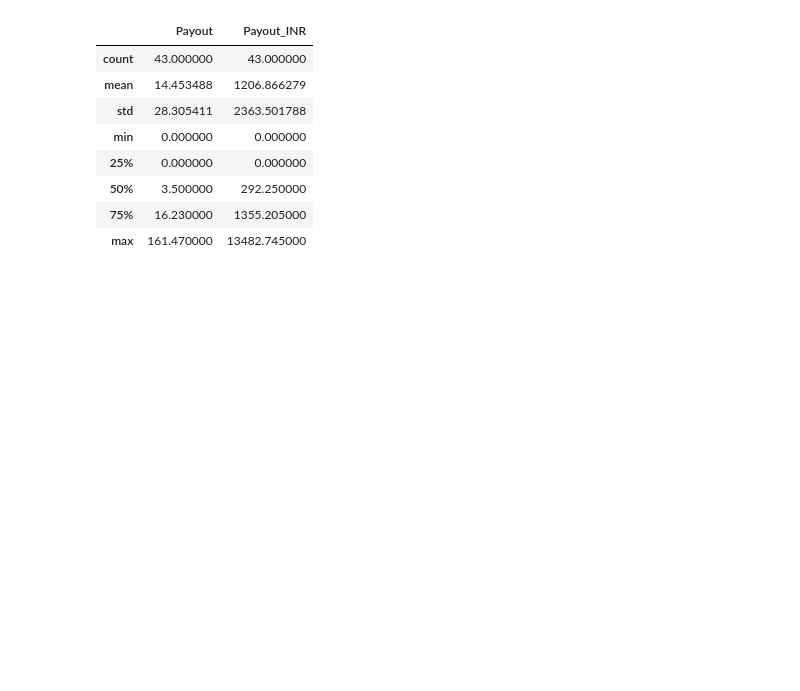
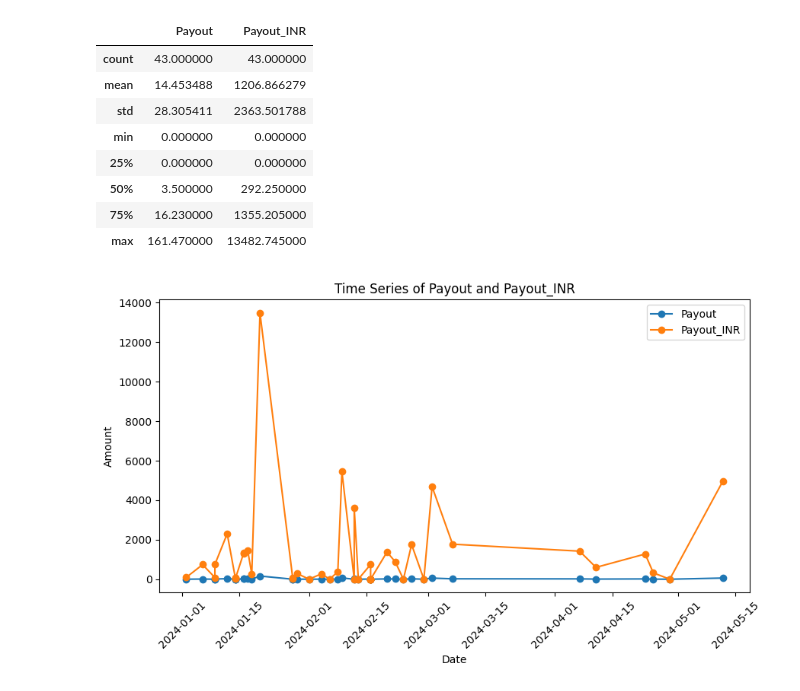
Before and after one commit to Maruf-Ahmad-khan/Data-Structure-And-Pandas-Leet-Code-solution-And-Regular-Expressions-in-Python, a Jupyter notebook: Data Structure with python/Pandas Joins.ipynb, the cells around one changed output. Drawn from its saved outputs; the diff is of its cells as text; code cells hidden in the pictures; blank space fills up the shorter version.

```diff
--- a/Data Structure with python/Pandas Joins.ipynb
+++ b/Data Structure with python/Pandas Joins.ipynb
@@ -280,3 +280,32 @@ ans.describe()
 | 50% | 3.500000 | 292.250000 |
 | 75% | 16.230000 | 1355.205000 |
 | max | 161.470000 | 13482.745000 |
+# %%
+import pandas as pd
+import matplotlib.pyplot as plt
+# Ensure the Date column is in datetime format
+ans['CreationDate'] = pd.to_datetime(ans['CreationDate'])
+
+# Set the Date column as the index
+ans.set_index('CreationDate', inplace=True)
+
+# Plotting the data
+plt.figure(figsize=(10, 5))
+
+# Plot Payout
+plt.plot(ans.index, ans['Payout'], label='Payout', marker='o')
+
+# Plot Payout_INR
+plt.plot(ans.index, ans['Payout_INR'], label='Payout_INR', marker='o')
+
+# Adding titles and labels
+plt.title('Time Series of Payout and Payout_INR')
+plt.xlabel('Date')
+plt.xticks(rotation =45)
+plt.ylabel('Amount')
+plt.legend()
+
+# Display the plot
+plt.show()
+# %% [output]
+[figure, added]
```
Also changed, not shown: parts of 21 cells of this notebook, 1 other file.
